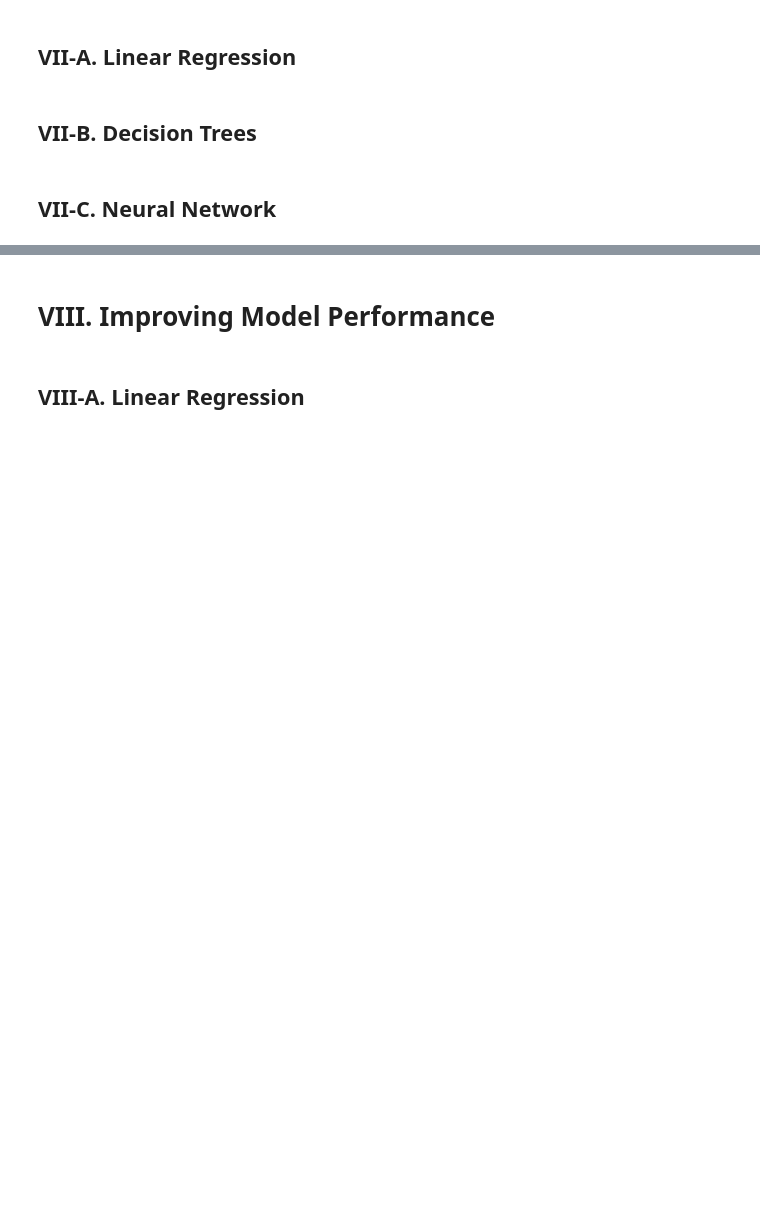
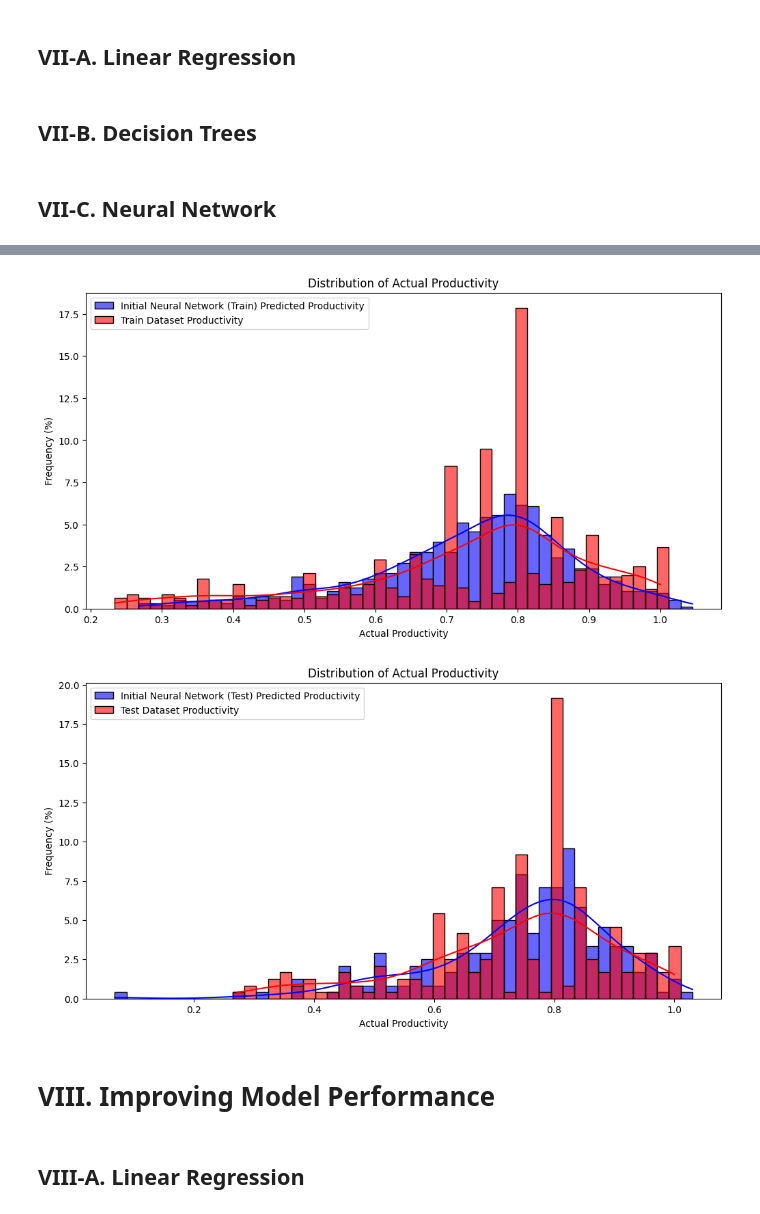
Before and after one commit to TeanConcio/CCPROG1-MP, a Jupyter notebook: machine_project_notebook.ipynb, the cells around one changed output, grey strips where cells are left out. Drawn from its saved outputs; the diff is of its cells as text; code cells hidden in the pictures; blank space fills up the shorter version.

```diff
--- a/machine_project_notebook.ipynb
+++ b/machine_project_notebook.ipynb
@@ -1019,3 +1055,21 @@ Initial Neural Network Test R^2: 0.017512328744594075
+# %%
+def plotProductivityDistribution(y_test, y_pred, model_name, is_test):
+    string = 'Test' if is_test else 'Train'
+    min_value = min(np.min(y_test), np.min(y_pred))
+    max_value = max(np.max(y_test), np.max(y_pred))
+    bin_edges = np.linspace(min_value, max_value, 50)
+
+    plt.figure(figsize=(12, 6))
+
+    sns.histplot(y_pred, kde=True, color='blue', label=model_name+' Predicted Productivity', stat='percent', bins=bin_edges, alpha=0.6)
+    sns.histplot(y_test, kde=True, color='red', label=string + ' Dataset Productivity', stat='percent', bins=bin_edges, alpha=0.6)
+
+    plt.title("Distribution of Actual Productivity")
+    plt.xlabel("Actual Productivity")
+    plt.ylabel("Frequency (%)")
+    plt.legend()
+
+    plt.show()
 # %% [markdown]
 ## VII-A. Linear Regression
 # %% [markdown]
@@ -1025,3 +1116,9 @@ Initial Neural Network Test R^2: 0.017512328744594075
+# %%
+plotProductivityDistribution(y_train, nn_y_train_pred, 'Initial Neural Network (Train)', False)
+plotProductivityDistribution(y_test, nn_y_test_pred, 'Initial Neural Network (Test)', True)
+# %% [output]
+[figure, added]
+[figure, added]
 # %% [markdown]
 # VIII. Improving Model Performance
 # %% [markdown]
```
Also changed, not shown: parts of 15 cells of this notebook.
